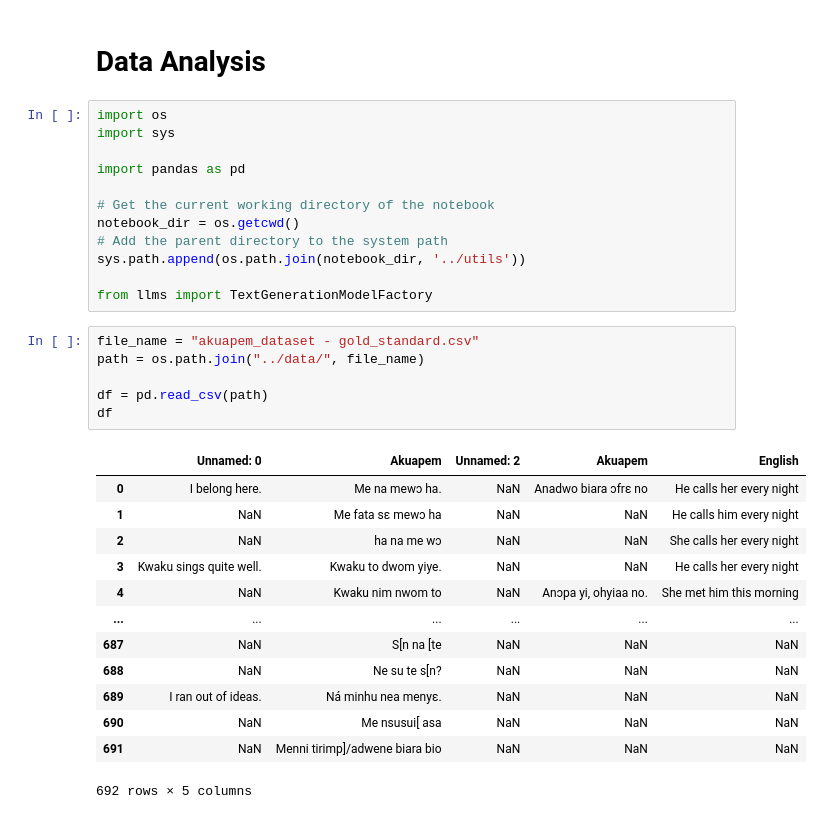
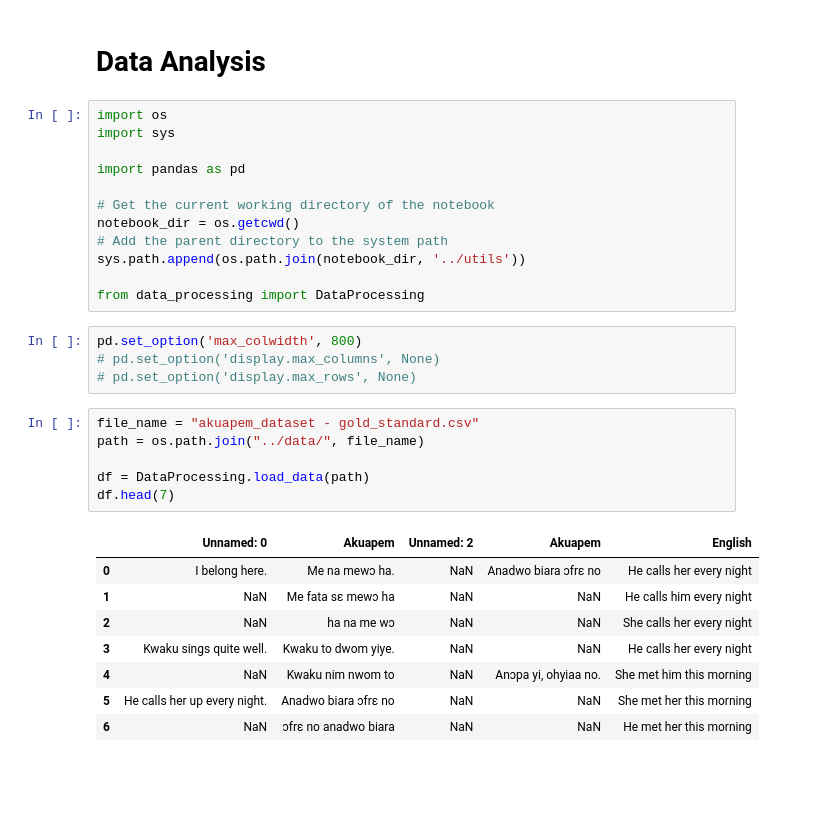
Before and after one commit to Brinkley97/comp-express-mt, a Jupyter notebook: notebook_experiments/data_analysis.ipynb, the cells around one changed output. Cells and saved outputs as stored; diff of their text form; blank space fills up the shorter version.

Commit message:
refactor: created a class with methods to process data

```diff
--- a/notebook_experiments/data_analysis.ipynb
+++ b/notebook_experiments/data_analysis.ipynb
@@ -11,24 +11,23 @@ notebook_dir = os.getcwd()
 # Add the parent directory to the system path
 sys.path.append(os.path.join(notebook_dir, '../utils'))
 
-from llms import TextGenerationModelFactory
+from data_processing import DataProcessing
+# %%
+pd.set_option('max_colwidth', 800)
+# pd.set_option('display.max_columns', None)
+# pd.set_option('display.max_rows', None)
 # %%
 file_name = "akuapem_dataset - gold_standard.csv"
 path = os.path.join("../data/", file_name)
 
-df = pd.read_csv(path)
-df
+df = DataProcessing.load_data(path)
+df.head(7)
 # %% [output]
 |  | Unnamed: 0 | Akuapem | Unnamed: 2 | Akuapem | English |
 | 0 | I belong here. | Me na mewɔ ha. | NaN | Anadwo biara ɔfrɛ no | He calls her every night |
 | 1 | NaN | Me fata sɛ mewɔ ha | NaN | NaN | He calls him every night |
 | 2 | NaN | ha na me wɔ | NaN | NaN | She calls her every night |
 | 3 | Kwaku sings quite well. | Kwaku to dwom yiye. | NaN | NaN | He calls her every night |
 | 4 | NaN | Kwaku nim nwom to | NaN | Anɔpa yi, ohyiaa no. | She met him this morning |
-| ... | ... | ... | ... | ... | ... |
-| 687 | NaN | S[n na [te | NaN | NaN | NaN |
-| 688 | NaN | Ne su te s[n? | NaN | NaN | NaN |
-| 689 | I ran out of ideas. | Ná minhu nea menyɛ. | NaN | NaN | NaN |
-| 690 | NaN | Me nsusui[ asa | NaN | NaN | NaN |
-| 691 | NaN | Menni tirimp]/adwene biara bio | NaN | NaN | NaN |
+| 5 | He calls her up every night. | Anadwo biara ɔfrɛ no | NaN | NaN | She met her this morning |
+| 6 | NaN | ɔfrɛ no anadwo biara | NaN | NaN | He met her this morning |
-692 rows × 5 columns
```
Also changed, not shown: parts of 21 cells of this notebook, 1 other file.
